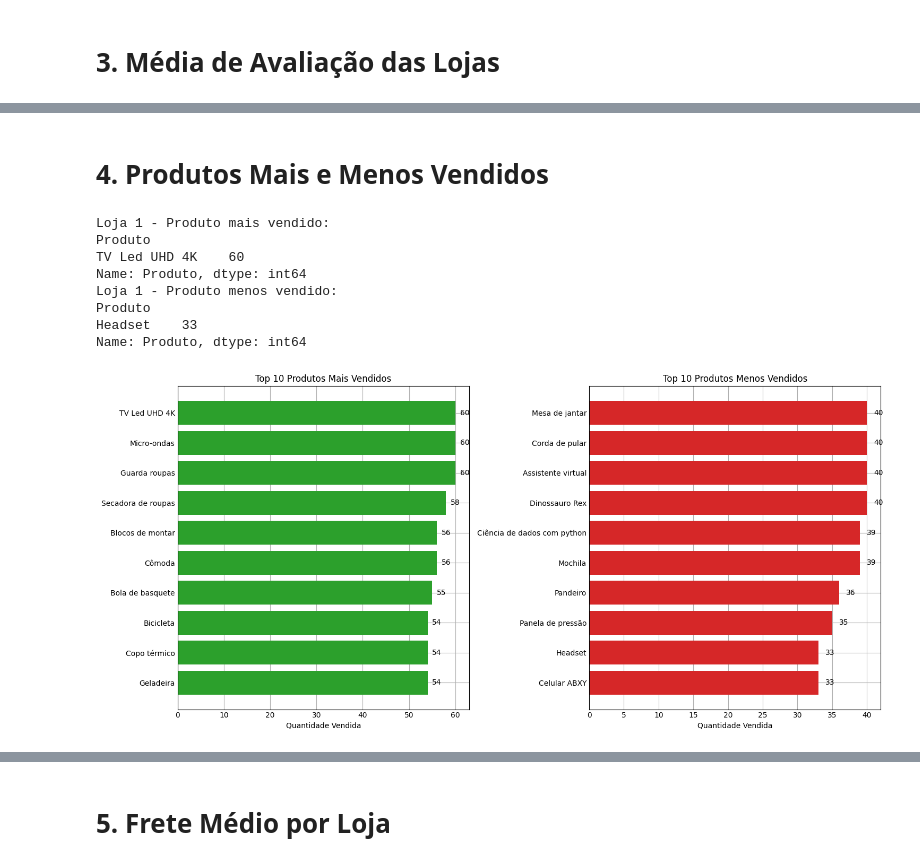
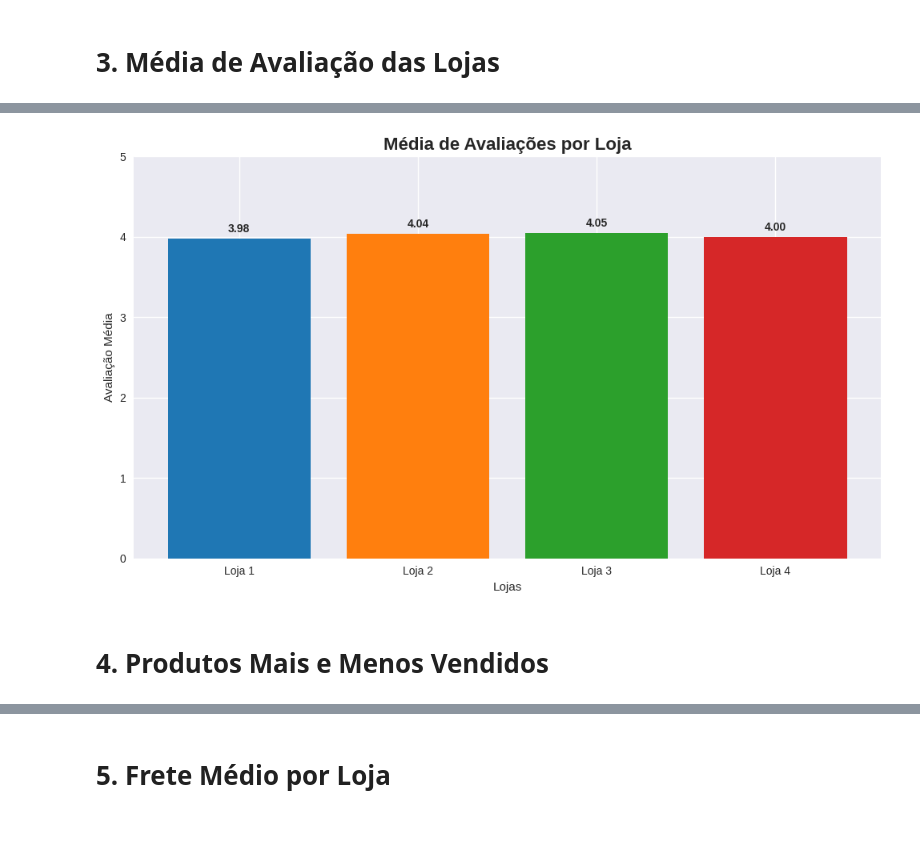
Before and after one commit to Laviniamadeira/Primeiro_passos_Data_science, a Jupyter notebook: AluraStoreBr.ipynb, the cells around one changed output, grey strips where cells are left out. Saved outputs shown, nothing was run; the diff lists cells and outputs as text; code cells hidden in the pictures; blank space fills up the shorter version.

```diff
--- a/AluraStoreBr.ipynb
+++ b/AluraStoreBr.ipynb
@@ -170,0 +77,6 @@ dados_lojas
+# %%
+for nome_loja, df in dados_lojas.items():
+    vendas_categoria = df.groupby('Categoria do Produto')['Produto'].count().sort_values(ascending=False)
+    print(f"\n{nome_loja}:")
+    for categoria, quantidade in vendas_categoria.items():
+        print(f"  {categoria}: {quantidade} produtos")
@@ -221,44 +138,24 @@ Média de avaliação da Loja 4: 4.00
+# %%
+# Gráfico de avaliações
+if avaliacoes:
+    plt.figure(figsize=(10, 6))
+    lojas_aval = list(avaliacoes.keys())
+    medias_aval = list(avaliacoes.values())
+
+    bars = plt.bar(lojas_aval, medias_aval, color=cores[:len(lojas_aval)])
+    plt.title('Média de Avaliações por Loja', fontsize=16, fontweight='bold')
+    plt.xlabel('Lojas')
+    plt.ylabel('Avaliação Média')
+    plt.ylim(0, 5)
+
+    # Adicionando valores nas barras
+    for bar, valor in zip(bars, medias_aval):
+        plt.text(bar.get_x() + bar.get_width()/2, bar.get_height() + 0.05,
+                f'{valor:.2f}', ha='center', va='bottom', fontweight='bold')
+
+    plt.tight_layout()
+    plt.show()
+# %% [output]
+[figure, added]
 # %% [markdown]
 # 4. Produtos Mais e Menos Vendidos
-# %%
-# Loja 1
-vendas_produto_loja1 = loja.groupby('Produto')['Produto'].count().sort_values(ascending=False)
-print("\nLoja 1 - Produto mais vendido:")
-print(vendas_produto_loja1.head(1))
-print("Loja 1 - Produto menos vendido:")
-print(vendas_produto_loja1.tail(1))
-# %% [output]
-Loja 1 - Produto mais vendido:
-Produto
-TV Led UHD 4K    60
-Name: Produto, dtype: int64
-Loja 1 - Produto menos vendido:
-Produto
-Headset    33
-Name: Produto, dtype: int64
-# %%
-# Separar os mais e menos vendidos
-mais_vendidos = vendas_produto_loja1.sort_values(ascending=False).head(10)
-menos_vendidos = vendas_produto_loja1.sort_values(ascending=True).head(10)
-
-# Criar gráfico lado a lado
-fig, axs = plt.subplots(1, 2, figsize=(15, 7), sharex=False)
-
-# Gráfico dos mais vendidos
-axs[0].barh(mais_vendidos.index[::-1], mais_vendidos.values[::-1], color='#2ca02c')
-axs[0].set_title('Top 10 Produtos Mais Vendidos')
-axs[0].set_xlabel('Quantidade Vendida')
-for i, v in enumerate(mais_vendidos.values[::-1]):
-    axs[0].text(v + 1, i, str(v), va='center')
-
-# Gráfico dos menos vendidos
-axs[1].barh(menos_vendidos.index, menos_vendidos.values, color='#d62728')
-axs[1].set_title('Top 10 Produtos Menos Vendidos')
-axs[1].set_xlabel('Quantidade Vendida')
-for i, v in enumerate(menos_vendidos.values):
-    axs[1].text(v + 1, i, str(v), va='center')
-
-plt.tight_layout()
-plt.show()
-# %% [output]
-[figure, removed]
```
Also changed, not shown: parts of 30 cells of this notebook.
